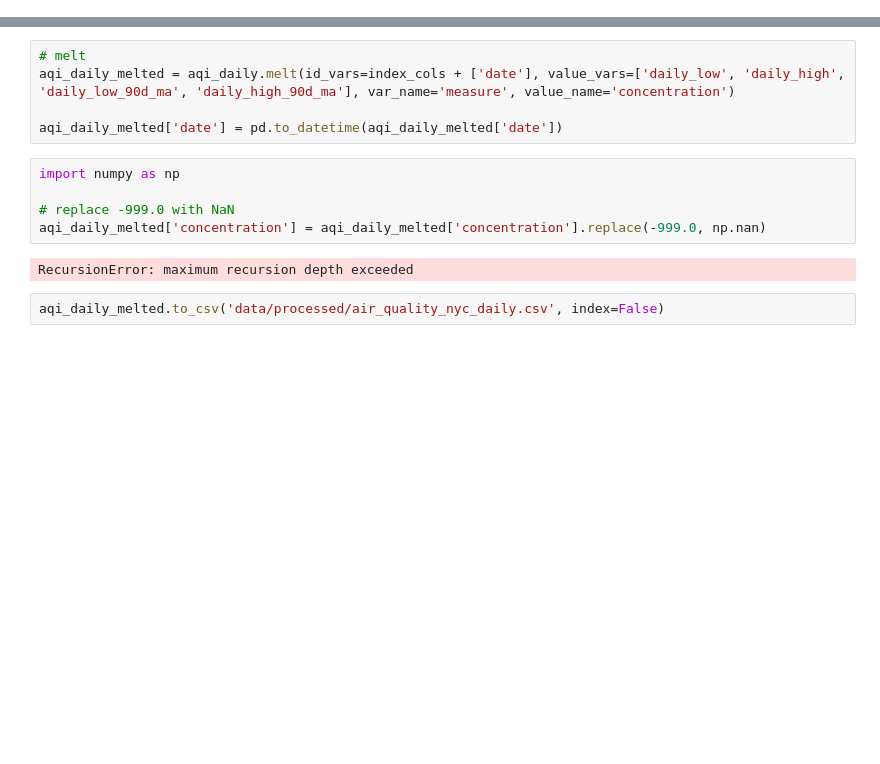
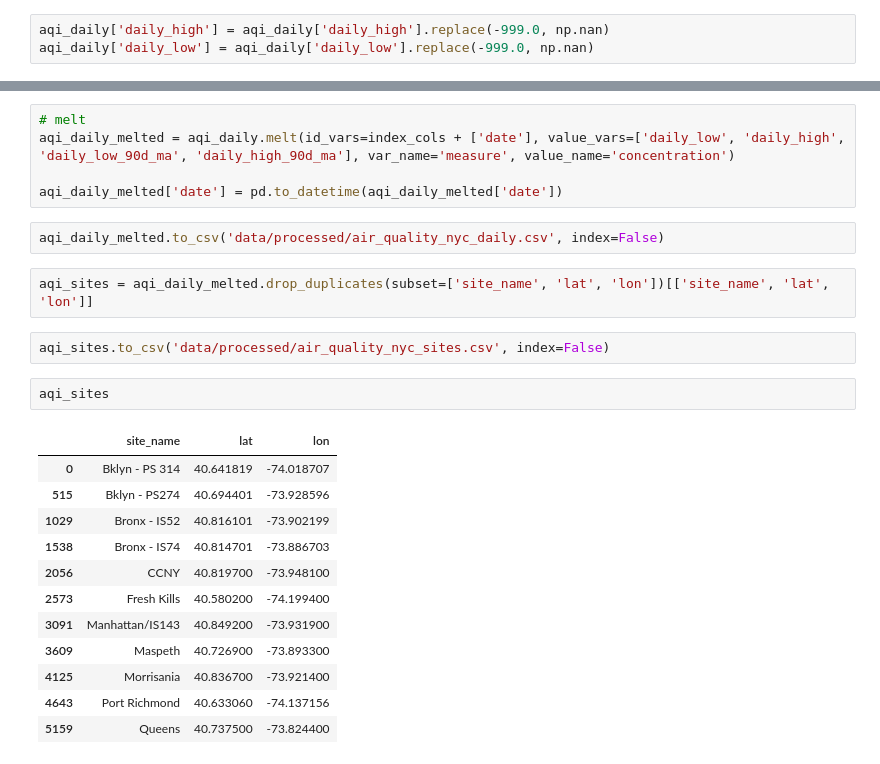
Before and after one commit to gmelmed/charts_gratia_chartis, a Jupyter notebook: congestion_pricing/air_quality.ipynb, the cells around one changed output, grey strips where cells are left out. Drawn from its saved outputs; the diff is of its cells as text; blank space fills up the shorter version.

```diff
--- a/congestion_pricing/air_quality.ipynb
+++ b/congestion_pricing/air_quality.ipynb
@@ -135,6 +187,9 @@ aqi_daily
 | 5674 | 40.8492 | -73.9319 | PM2.5 | UG/M3 | Manhattan/IS143 | 2025-05-31 | 0.0 | 5.8 |
 | 5675 | 40.8492 | -73.9319 | PM2.5 | UG/M3 | Manhattan/IS143 | 2025-06-01 | 1.4 | 4.9 |
 5676 rows × 8 columns
+# %%
+aqi_daily['daily_high'] = aqi_daily['daily_high'].replace(-999.0, np.nan)
+aqi_daily['daily_low'] = aqi_daily['daily_low'].replace(-999.0, np.nan)
 # %%
 # 90 day moving average for daily high
 aqi_daily['date'] = pd.to_datetime(aqi_daily['date'])
@@ -150,12 +205,24 @@ aqi_daily['daily_low_90d_ma'] = aqi_daily.groupby('site_name')['daily_low'].tran
 aqi_daily_melted = aqi_daily.melt(id_vars=index_cols + ['date'], value_vars=['daily_low', 'daily_high', 'daily_low_90d_ma', 'daily_high_90d_ma'], var_name='measure', value_name='concentration')
 
 aqi_daily_melted['date'] = pd.to_datetime(aqi_daily_melted['date'])
-# %%
-import numpy as np
-
-# replace -999.0 with NaN
-aqi_daily_melted['concentration'] = aqi_daily_melted['concentration'].replace(-999.0, np.nan)
-# %% [output]
-RecursionError: maximum recursion depth exceeded
 # %%
 aqi_daily_melted.to_csv('data/processed/air_quality_nyc_daily.csv', index=False)
+# %%
+aqi_sites = aqi_daily_melted.drop_duplicates(subset=['site_name', 'lat', 'lon'])[['site_name', 'lat', 'lon']]
+# %%
+aqi_sites.to_csv('data/processed/air_quality_nyc_sites.csv', index=False)
+# %%
+aqi_sites
+# %% [output]
+|  | site_name | lat | lon |
+| 0 | Bklyn - PS 314 | 40.641819 | -74.018707 |
+| 515 | Bklyn - PS274 | 40.694401 | -73.928596 |
+| 1029 | Bronx - IS52 | 40.816101 | -73.902199 |
+| 1538 | Bronx - IS74 | 40.814701 | -73.886703 |
+| 2056 | CCNY | 40.819700 | -73.948100 |
+| 2573 | Fresh Kills | 40.580200 | -74.199400 |
+| 3091 | Manhattan/IS143 | 40.849200 | -73.931900 |
+| 3609 | Maspeth | 40.726900 | -73.893300 |
+| 4125 | Morrisania | 40.836700 | -73.921400 |
+| 4643 | Port Richmond | 40.633060 | -74.137156 |
+| 5159 | Queens | 40.737500 | -73.824400 |
```
Also changed, not shown: parts of 9 cells of this notebook, 3 other files.
